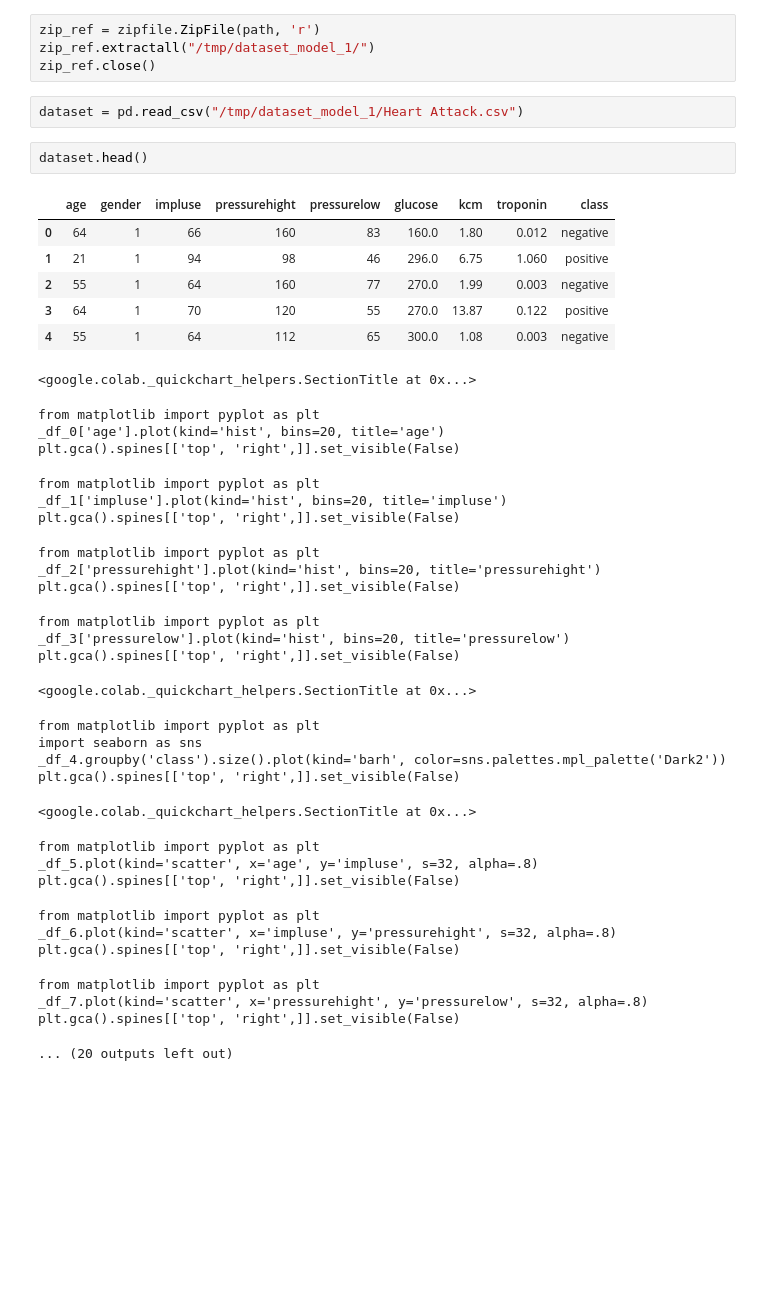
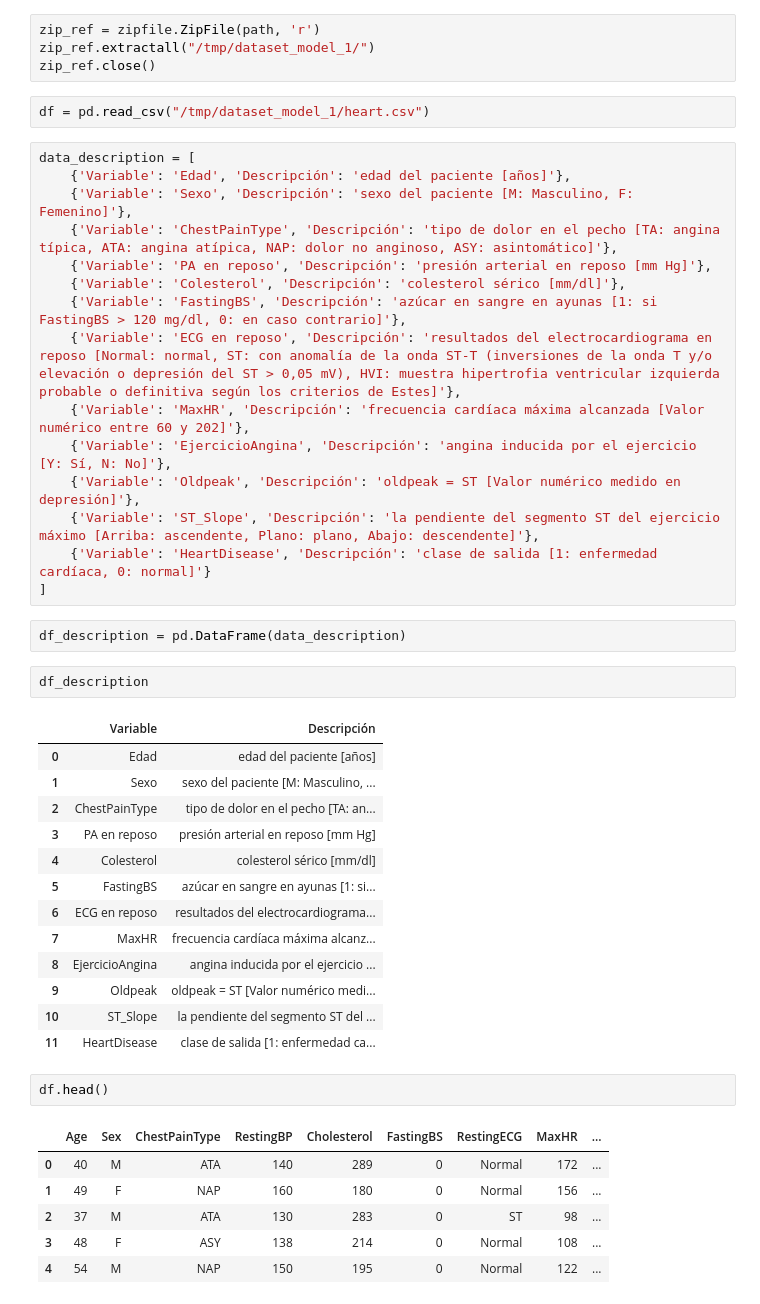
Before and after one commit to Elkin77/heart-disease-classification, a Jupyter notebook: Heart_Disease_Classification.ipynb, the cells around one changed output. Drawn from its saved outputs; the diff is of its cells as text; blank space fills up the shorter version.

```diff
--- a/Heart_Disease_Classification.ipynb
+++ b/Heart_Disease_Classification.ipynb
@@ -32,42 +32,46 @@ zip_ref = zipfile.ZipFile(path, 'r')
 zip_ref.extractall("/tmp/dataset_model_1/")
 zip_ref.close()
 # %%
-dataset = pd.read_csv("/tmp/dataset_model_1/Heart Attack.csv")
+df = pd.read_csv("/tmp/dataset_model_1/heart.csv")
+# %%
+data_description = [
+    {'Variable': 'Edad', 'Descripción': 'edad del paciente [años]'},
+    {'Variable': 'Sexo', 'Descripción': 'sexo del paciente [M: Masculino, F: Femenino]'},
+    {'Variable': 'ChestPainType', 'Descripción': 'tipo de dolor en el pecho [TA: angina típica, ATA: angina atípica, NAP: dolor no anginoso, ASY: asintomático]'},
+    {'Variable': 'PA en reposo', 'Descripción': 'presión arterial en reposo [mm Hg]'},
+    {'Variable': 'Colesterol', 'Descripción': 'colesterol sérico [mm/dl]'},
+    {'Variable': 'FastingBS', 'Descripción': 'azúcar en sangre en ayunas [1: si FastingBS > 120 mg/dl, 0: en caso contrario]'},
+    {'Variable': 'ECG en reposo', 'Descripción': 'resultados del electrocardiograma en reposo [Normal: normal, ST: con anomalía de la onda ST-T (inversiones de la onda T y/o elevación o depresión del ST > 0,05 mV), HVI: muestra hipertrofia ventricular izquierda probable o definitiva según los criterios de Estes]'},
+    {'Variable': 'MaxHR', 'Descripción': 'frecuencia cardíaca máxima alcanzada [Valor numérico entre 60 y 202]'},
+    {'Variable': 'EjercicioAngina', 'Descripción': 'angina inducida por el ejercicio [Y: Sí, N: No]'},
+    {'Variable': 'Oldpeak', 'Descripción': 'oldpeak = ST [Valor numérico medido en depresión]'},
+    {'Variable': 'ST_Slope', 'Descripción': 'la pendiente del segmento ST del ejercicio máximo [Arriba: ascendente, Plano: plano, Abajo: descendente]'},
+    {'Variable': 'HeartDisease', 'Descripción': 'clase de salida [1: enfermedad cardíaca, 0: normal]'}
+]
+# %%
+df_description = pd.DataFrame(data_description)
+# %%
+df_description
+# %% [output]
+|  | Variable | Descripción |
+| 0 | Edad | edad del paciente [años] |
+| 1 | Sexo | sexo del paciente [M: Masculino, ... |
+| 2 | ChestPainType | tipo de dolor en el pecho [TA: an... |
+| 3 | PA en reposo | presión arterial en reposo [mm Hg] |
+| 4 | Colesterol | colesterol sérico [mm/dl] |
+| 5 | FastingBS | azúcar en sangre en ayunas [1: si... |
+| 6 | ECG en reposo | resultados del electrocardiograma... |
+| 7 | MaxHR | frecuencia cardíaca máxima alcanz... |
+| 8 | EjercicioAngina | angina inducida por el ejercicio ... |
+| 9 | Oldpeak | oldpeak = ST [Valor numérico medi... |
+| 10 | ST_Slope | la pendiente del segmento ST del ... |
+| 11 | HeartDisease | clase de salida [1: enfermedad ca... |
 # %%
-dataset.head()
+df.head()
 # %% [output]
-|  | age | gender | impluse | pressurehight | pressurelow | glucose | kcm | troponin | class |
-| 0 | 64 | 1 | 66 | 160 | 83 | 160.0 | 1.80 | 0.012 | negative |
-| 1 | 21 | 1 | 94 | 98 | 46 | 296.0 | 6.75 | 1.060 | positive |
-| 2 | 55 | 1 | 64 | 160 | 77 | 270.0 | 1.99 | 0.003 | negative |
-| 3 | 64 | 1 | 70 | 120 | 55 | 270.0 | 13.87 | 0.122 | positive |
-| 4 | 55 | 1 | 64 | 112 | 65 | 300.0 | 1.08 | 0.003 | negative |
+|  | Age | Sex | ChestPainType | RestingBP | Cholesterol | FastingBS | RestingECG | MaxHR | ... |
+| 0 | 40 | M | ATA | 140 | 289 | 0 | Normal | 172 | ... |
+| 1 | 49 | F | NAP | 160 | 180 | 0 | Normal | 156 | ... |
+| 2 | 37 | M | ATA | 130 | 283 | 0 | ST | 98 | ... |
+| 3 | 48 | F | ASY | 138 | 214 | 0 | Normal | 108 | ... |
+| 4 | 54 | M | NAP | 150 | 195 | 0 | Normal | 122 | ... |
-<google.colab._quickchart_helpers.SectionTitle at 0x...>
-from matplotlib import pyplot as plt
-_df_0['age'].plot(kind='hist', bins=20, title='age')
-plt.gca().spines[['top', 'right',]].set_visible(False)
-from matplotlib import pyplot as plt
-_df_1['impluse'].plot(kind='hist', bins=20, title='impluse')
-plt.gca().spines[['top', 'right',]].set_visible(False)
-from matplotlib import pyplot as plt
-_df_2['pressurehight'].plot(kind='hist', bins=20, title='pressurehight')
-plt.gca().spines[['top', 'right',]].set_visible(False)
-from matplotlib import pyplot as plt
-_df_3['pressurelow'].plot(kind='hist', bins=20, title='pressurelow')
-plt.gca().spines[['top', 'right',]].set_visible(False)
-<google.colab._quickchart_helpers.SectionTitle at 0x...>
-from matplotlib import pyplot as plt
-import seaborn as sns
-_df_4.groupby('class').size().plot(kind='barh', color=sns.palettes.mpl_palette('Dark2'))
-plt.gca().spines[['top', 'right',]].set_visible(False)
-<google.colab._quickchart_helpers.SectionTitle at 0x...>
-from matplotlib import pyplot as plt
-_df_5.plot(kind='scatter', x='age', y='impluse', s=32, alpha=.8)
-plt.gca().spines[['top', 'right',]].set_visible(False)
-from matplotlib import pyplot as plt
-_df_6.plot(kind='scatter', x='impluse', y='pressurehight', s=32, alpha=.8)
-plt.gca().spines[['top', 'right',]].set_visible(False)
-from matplotlib import pyplot as plt
-_df_7.plot(kind='scatter', x='pressurehight', y='pressurelow', s=32, alpha=.8)
-plt.gca().spines[['top', 'right',]].set_visible(False)
-... (20 outputs left out)
```
Also changed, not shown: parts of 14 cells of this notebook.
